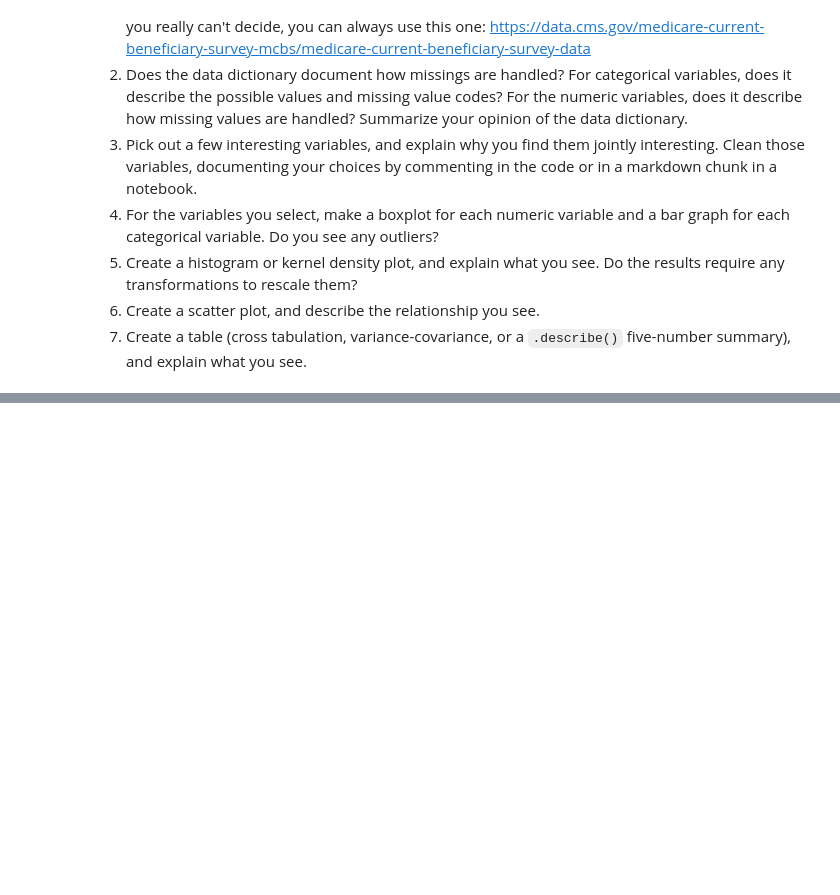
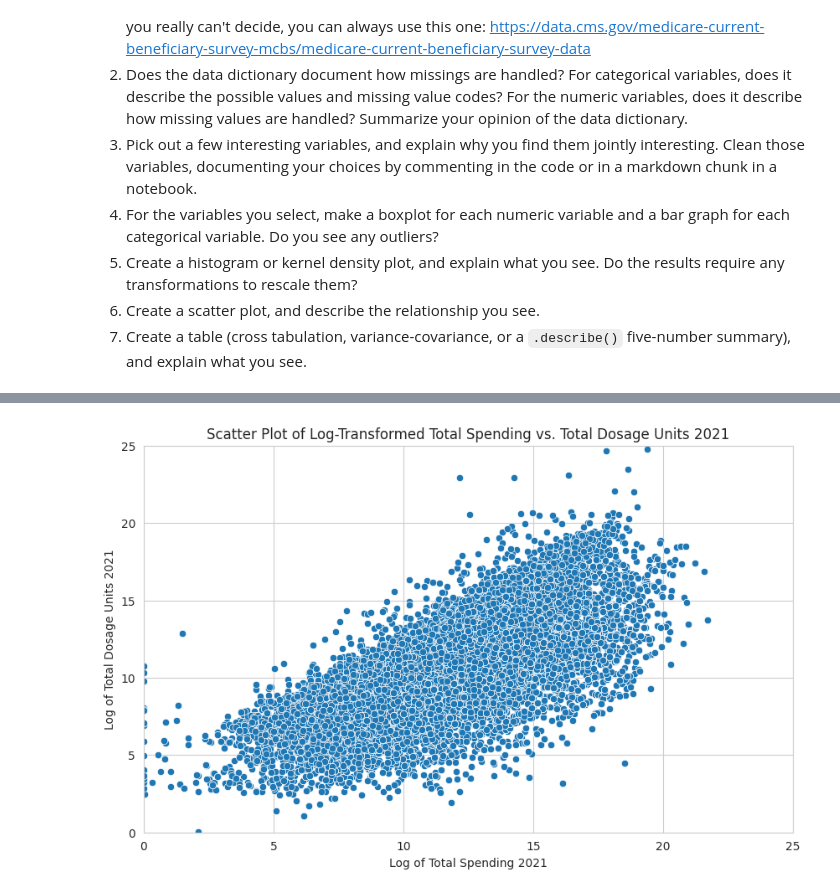
Before and after one commit to wangjalen7/DS_3001_visualization, a Jupyter notebook: assignment/assignment.ipynb, the cells around one changed output, grey strips where cells are left out. Drawn from its saved outputs; the diff is of its cells as text; code cells hidden in the pictures; blank space fills up the shorter version.

```diff
--- a/assignment/assignment.ipynb
+++ b/assignment/assignment.ipynb
@@ -273,0 +398,22 @@ For some context, the Federal government ultimately spent about $4.4 trillion in
+# %%
+# Part 6
+# A log transformation was applied to handle the wide range of values and to get a better look at the data. We observe a positive correlation
+# between total spending and total dosage units, which makes sense as it would cost more to dispense more dosages of medication.
+
+
+
+data['Log_Total_Spending_2021'] = np.log1p(data['Tot_Spndng_2021'])
+data['Log_Total_Dosage_Units_2021'] = np.log1p(data['Tot_Dsg_Unts_2021'])
+
+plt.figure(figsize=(10, 6))
+sns.scatterplot(x='Log_Total_Spending_2021', y='Log_Total_Dosage_Units_2021', data=data)
+
+plt.xlim(left=0, right=25)
+plt.ylim(bottom=0, top=25)
+
+plt.title('Scatter Plot of Log-Transformed Total Spending vs. Total Dosage Units 2021')
+plt.xlabel('Log of Total Spending 2021')
+plt.ylabel('Log of Total Dosage Units 2021')
+plt.show()
+# %% [output]
+[figure, added]
```
Also changed, not shown: parts of 16 cells of this notebook.
